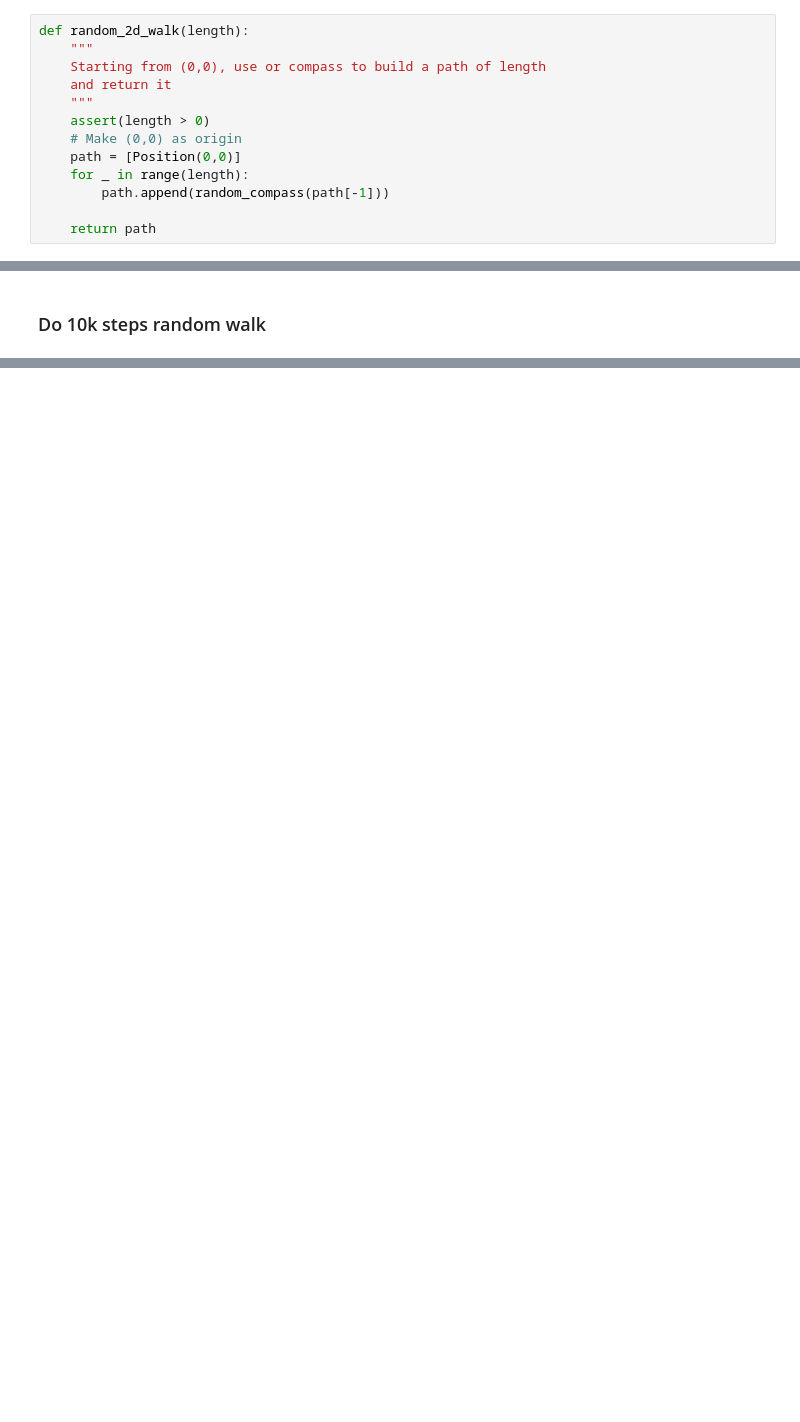
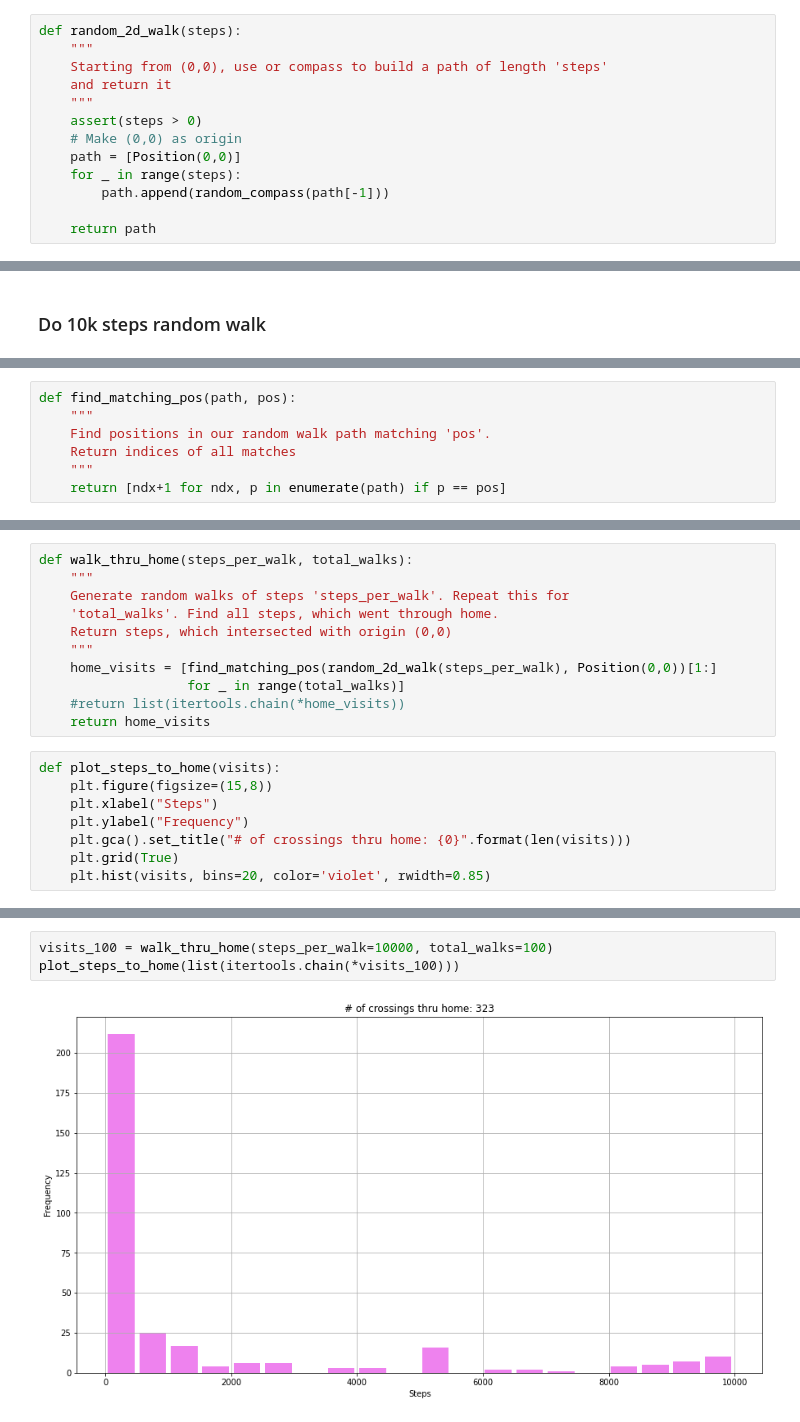
Before and after one commit to navshaikh/analysis, a Jupyter notebook: notebooks/Random Walk.ipynb, the cells around one changed output, grey strips where cells are left out. Cells and saved outputs as stored; diff of their text form; blank space fills up the shorter version.

Commit message:
Random walk analysis relative to home

```diff
--- a/notebooks/Random Walk.ipynb
+++ b/notebooks/Random Walk.ipynb
@@ -181,15 +191,15 @@ def random_compass(position):
     return Position(position.x + compass[direction].x,
                     position.y + compass[direction].y)
 # %%
-def random_2d_walk(length):
+def random_2d_walk(steps):
     """
-    Starting from (0,0), use or compass to build a path of length
+    Starting from (0,0), use or compass to build a path of length 'steps'
     and return it
     """
-    assert(length > 0)
+    assert(steps > 0)
     # Make (0,0) as origin
     path = [Position(0,0)]
-    for _ in range(length):
+    for _ in range(steps):
         path.append(random_compass(path[-1]))
 
     return path
@@ -224,0 +238,7 @@ plot_2d_walk(random_2d_walk(10000))
+# %%
+def find_matching_pos(path, pos):
+    """
+    Find positions in our random walk path matching 'pos'.
+    Return indices of all matches
+    """
+    return [ndx+1 for ndx, p in enumerate(path) if p == pos]
@@ -224,0 +249,19 @@ plot_2d_walk(random_2d_walk(10000))
+# %%
+def walk_thru_home(steps_per_walk, total_walks):
+    """
+    Generate random walks of steps 'steps_per_walk'. Repeat this for
+    'total_walks'. Find all steps, which went through home.
+    Return steps, which intersected with origin (0,0)
+    """
+    home_visits = [find_matching_pos(random_2d_walk(steps_per_walk), Position(0,0))[1:]
+                   for _ in range(total_walks)]
+    #return list(itertools.chain(*home_visits))
+    return home_visits
+# %%
+def plot_steps_to_home(visits):
+    plt.figure(figsize=(15,8))
+    plt.xlabel("Steps")
+    plt.ylabel("Frequency")
+    plt.gca().set_title("# of crossings thru home: {0}".format(len(visits)))
+    plt.grid(True)
+    plt.hist(visits, bins=20, color='violet', rwidth=0.85)
@@ -224,0 +270,5 @@ plot_2d_walk(random_2d_walk(10000))
+# %%
+visits_100 = walk_thru_home(steps_per_walk=10000, total_walks=100)
+plot_steps_to_home(list(itertools.chain(*visits_100)))
+# %% [output]
+[figure, added]
```
Also changed, not shown: parts of 24 cells of this notebook.
